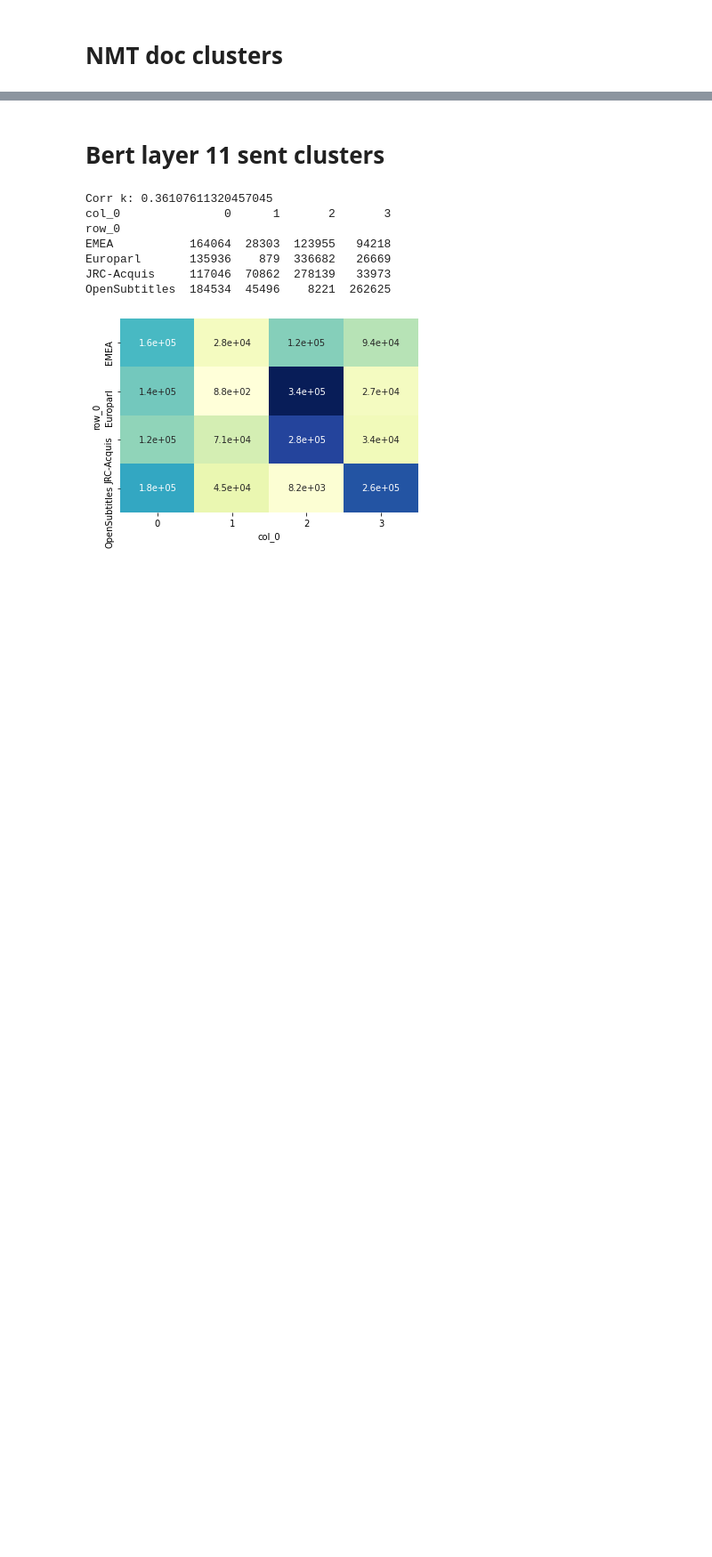
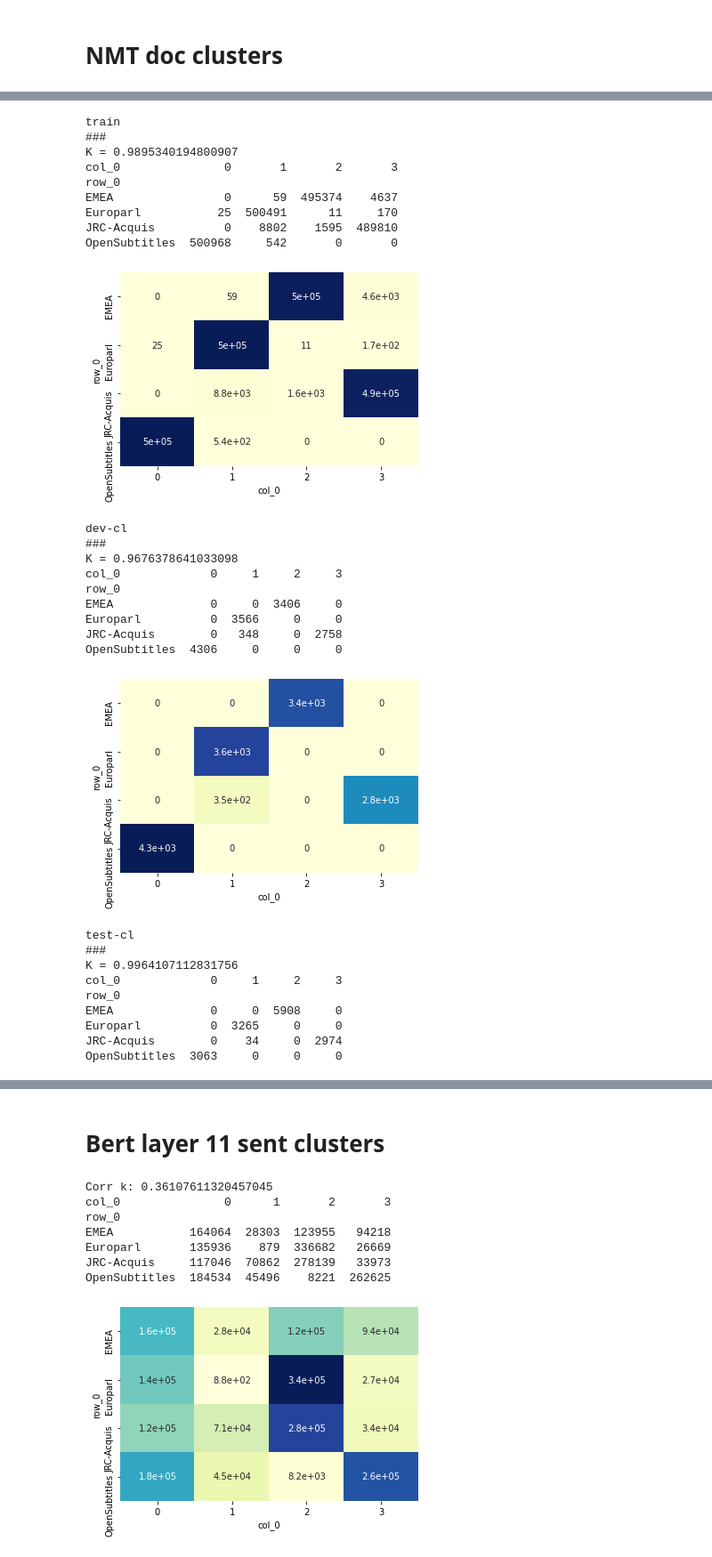
Before and after one commit to MaksymDel/da, a Jupyter notebook: notebooks/clust_vs_corp-ids_viz.ipynb, the cells around one changed output, grey strips where cells are left out. Shown: that part at 89% size. Saved outputs shown, nothing was run; the diff lists cells and outputs as text; code cells hidden in the pictures; blank space fills up the shorter version.

```diff
--- a/notebooks/clust_predict.ipynb
+++ b/notebooks/clust_vs_corp-ids_viz.ipynb
@@ -145,0 +111,32 @@ OpenSubtitles  2796   268    16     5
+# %%
+plot_conf_matrix('nmt', 'de-en', 'doc')
+# %% [output]
+train
+###
+K = 0.9895340194800907
+col_0               0       1       2       3
+row_0
+EMEA                0      59  495374    4637
+Europarl           25  500491      11     170
+JRC-Acquis          0    8802    1595  489810
+OpenSubtitles  500968     542       0       0
+[figure, added]
+dev-cl
+###
+K = 0.9676378641033098
+col_0             0     1     2     3
+row_0
+EMEA              0     0  3406     0
+Europarl          0  3566     0     0
+JRC-Acquis        0   348     0  2758
+OpenSubtitles  4306     0     0     0
+[figure, added]
+test-cl
+###
+K = 0.9964107112831756
+col_0             0     1     2     3
+row_0
+EMEA              0     0  5908     0
+Europarl          0  3265     0     0
+JRC-Acquis        0    34     0  2974
+OpenSubtitles  3063     0     0     0
```
Also changed, not shown: parts of 14 cells of this notebook, 6 other files.
